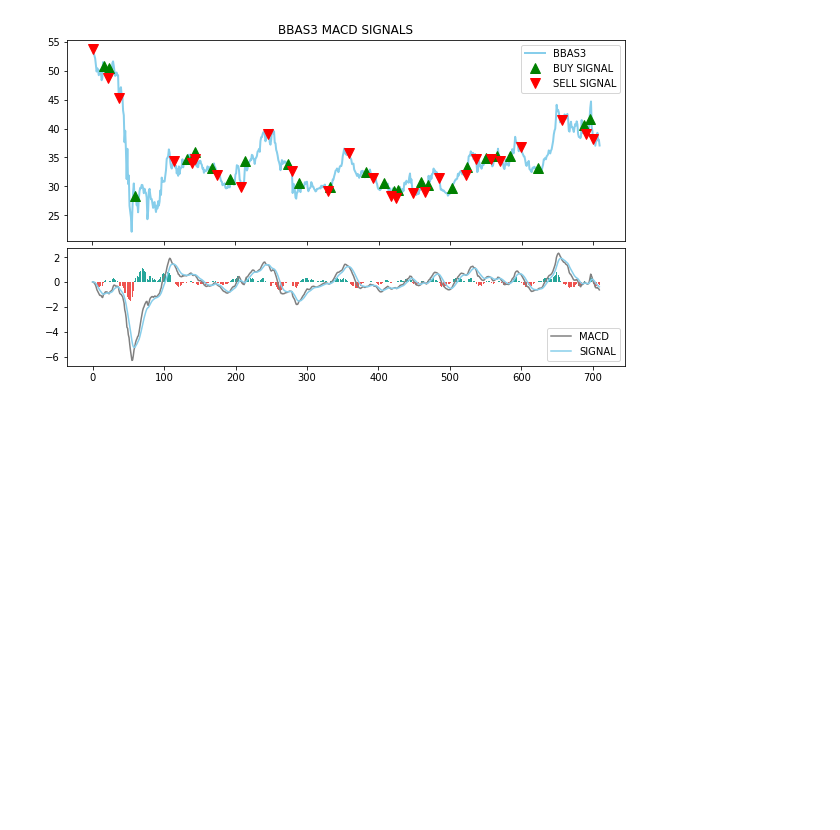
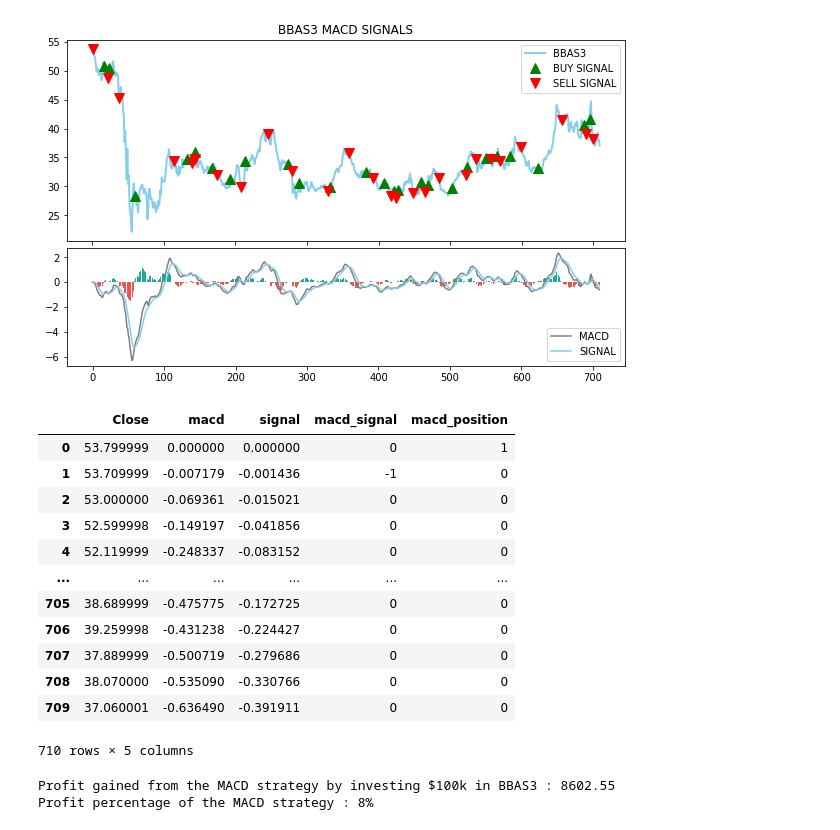
Before and after one commit to ctshiz/WORKSPACE_STOCK_MARKET_PREDICTION, a Jupyter notebook: Trading_Stategy_with_MACD.ipynb, the cells around one changed output. Saved outputs shown, nothing was run; the diff lists cells and outputs as text; code cells hidden in the pictures; blank space fills up the shorter version.

```diff
--- a/Trading_Stategy_with_MACD.ipynb
+++ b/Trading_Stategy_with_MACD.ipynb
@@ -191,3 +191,74 @@ buy_price, sell_price, macd_signal = implement_macd_strategy(banco_brasil['Close
 visualize_the_strategy(banco_brasil, buy_price, sell_price, bbas3_macd)
 # %% [output]
 [figure]
+# %%
+#Step-7: Creating our Position
+position = []
+for i in range(len(macd_signal)):
+    if macd_signal[i] > 1:
+        position.append(0)
+    else:
+        position.append(1)
+
+for i in range(len(banco_brasil['Close'])):
+    if macd_signal[i] == 1:
+        position[i] = 1
+    elif macd_signal[i] == -1:
+        position[i] = 0
+    else:
+        position[i] = position[i-1]
+
+
+macd = bbas3_macd['macd']
+signal = bbas3_macd['signal']
+close_price = banco_brasil['Close']
+macd_signal = pd.DataFrame(macd_signal).rename(columns = {0:'macd_signal'}).set_index(banco_brasil.index)
+position = pd.DataFrame(position).rename(columns = {0:'macd_position'}).set_index(banco_brasil.index)
+
+frames = [close_price, macd, signal, macd_signal, position]
+strategy = pd.concat(frames, join = 'inner', axis = 1)
+strategy
+# %% [output]
+|  | Close | macd | signal | macd_signal | macd_position |
+| 0 | 53.799999 | 0.000000 | 0.000000 | 0 | 1 |
+| 1 | 53.709999 | -0.007179 | -0.001436 | -1 | 0 |
+| 2 | 53.000000 | -0.069361 | -0.015021 | 0 | 0 |
+| 3 | 52.599998 | -0.149197 | -0.041856 | 0 | 0 |
+| 4 | 52.119999 | -0.248337 | -0.083152 | 0 | 0 |
+| ... | ... | ... | ... | ... | ... |
+| 705 | 38.689999 | -0.475775 | -0.172725 | 0 | 0 |
+| 706 | 39.259998 | -0.431238 | -0.224427 | 0 | 0 |
+| 707 | 37.889999 | -0.500719 | -0.279686 | 0 | 0 |
+| 708 | 38.070000 | -0.535090 | -0.330766 | 0 | 0 |
+| 709 | 37.060001 | -0.636490 | -0.391911 | 0 | 0 |
+710 rows × 5 columns
+# %%
+#Step-8: Backtesting
+googl_ret = pd.DataFrame(np.diff(banco_brasil['Close'])).rename(columns = {0:'returns'})
+macd_strategy_ret = []
+
+for i in range(len(googl_ret)):
+    try:
+        returns = googl_ret['returns'][i]*strategy['macd_position'][i]
+        macd_strategy_ret.append(returns)
+    except:
+        pass
+
+macd_strategy_ret_df = pd.DataFrame(macd_strategy_ret).rename(columns = {0:'macd_returns'})
+
+investment_value = 100000
+number_of_stocks = floor(investment_value/df['Close'][0])
+macd_investment_ret = []
+
+for i in range(len(macd_strategy_ret_df['macd_returns'])):
+    returns = number_of_stocks*macd_strategy_ret_df['macd_returns'][i]
+    macd_investment_ret.append(returns)
+
+macd_investment_ret_df = pd.DataFrame(macd_investment_ret).rename(columns = {0:'investment_returns'})
+total_investment_ret = round(sum(macd_investment_ret_df['investment_returns']), 2)
+profit_percentage = floor((total_investment_ret/investment_value)*100)
+print('Profit gained from the MACD strategy by investing $100k in BBAS3 : {}'.format(total_investment_ret))
+print('Profit percentage of the MACD strategy : {}%'.format(profit_percentage))
+# %% [output]
+Profit gained from the MACD strategy by investing $100k in BBAS3 : 8602.55
+Profit percentage of the MACD strategy : 8%
```
